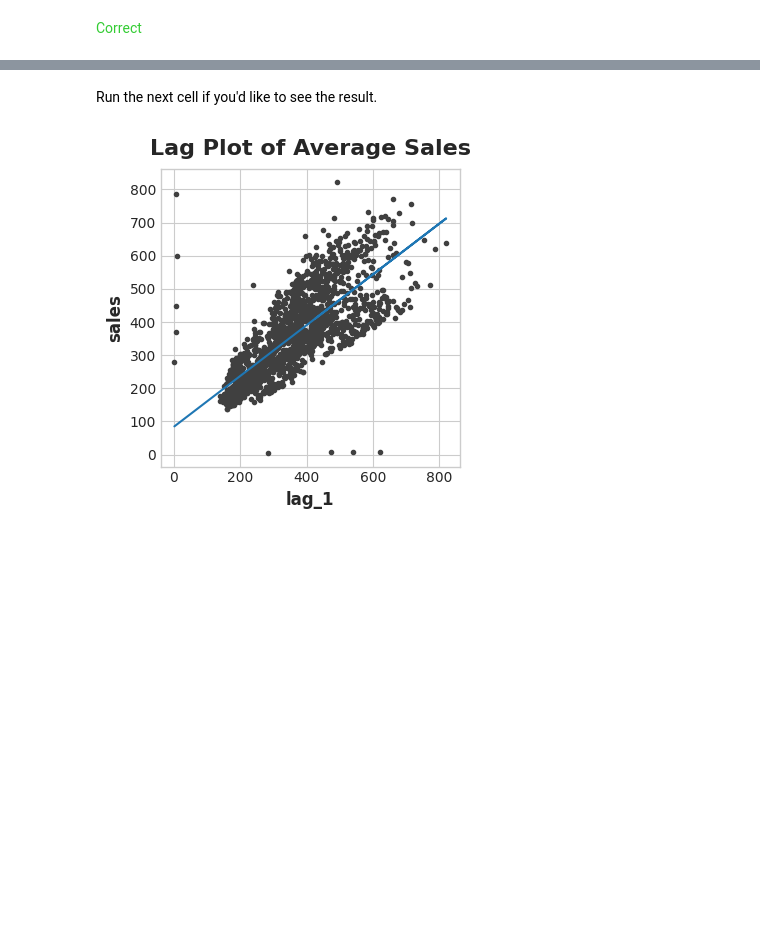
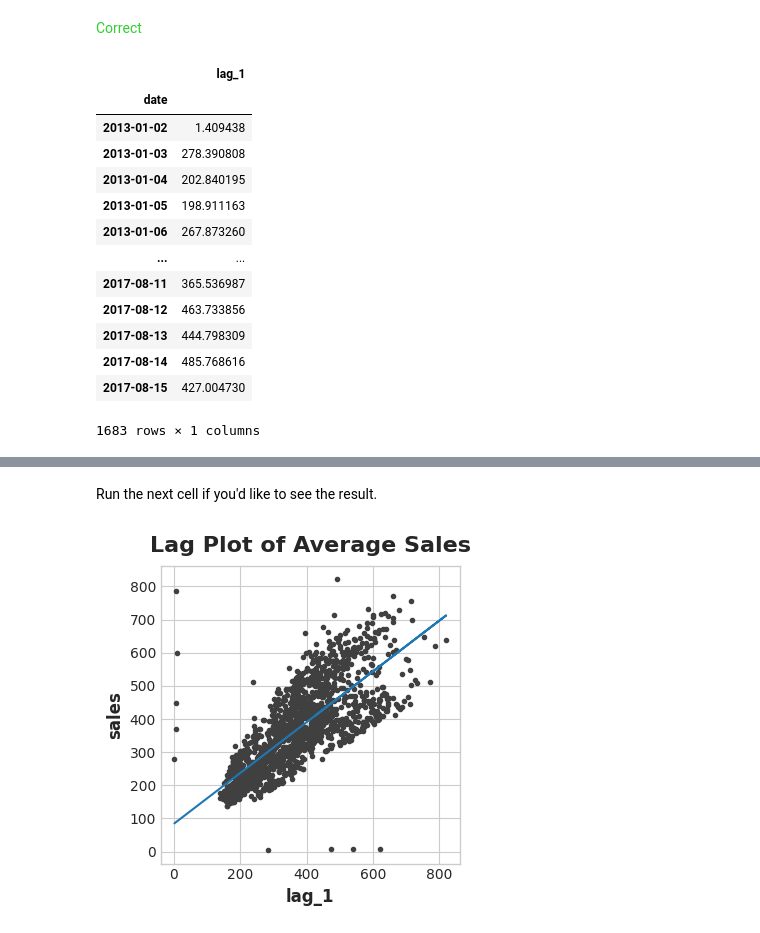
Before and after one commit to ptvu/TimeSeriesAnalysis, a Jupyter notebook: S01_linear_regression.ipynb, the cells around one changed output, grey strips where cells are left out. Cells and saved outputs as stored; diff of their text form; code cells hidden in the pictures; blank space fills up the shorter version.

```diff
--- a/S01_linear_regression.ipynb
+++ b/S01_linear_regression.ipynb
@@ -257,6 +273,23 @@ q_4.check()
 # %% [output]
 [interactive output not drawn]
 <span style="color:#33cc33">Correct</span>
+# %%
+display(X)
+# %% [output]
+|  | lag_1 |
+| date |  |
+| 2013-01-02 | 1.409438 |
+| 2013-01-03 | 278.390808 |
+| 2013-01-04 | 202.840195 |
+| 2013-01-05 | 198.911163 |
+| 2013-01-06 | 267.873260 |
+| ... | ... |
+| 2017-08-11 | 365.536987 |
+| 2017-08-12 | 463.733856 |
+| 2017-08-13 | 444.798309 |
+| 2017-08-14 | 485.768616 |
+| 2017-08-15 | 427.004730 |
+1683 rows × 1 columns
 # %%
 # Lines below will give you a hint or solution code
 q_4.hint()
```
Also changed, not shown: parts of 1 cell of this notebook.
